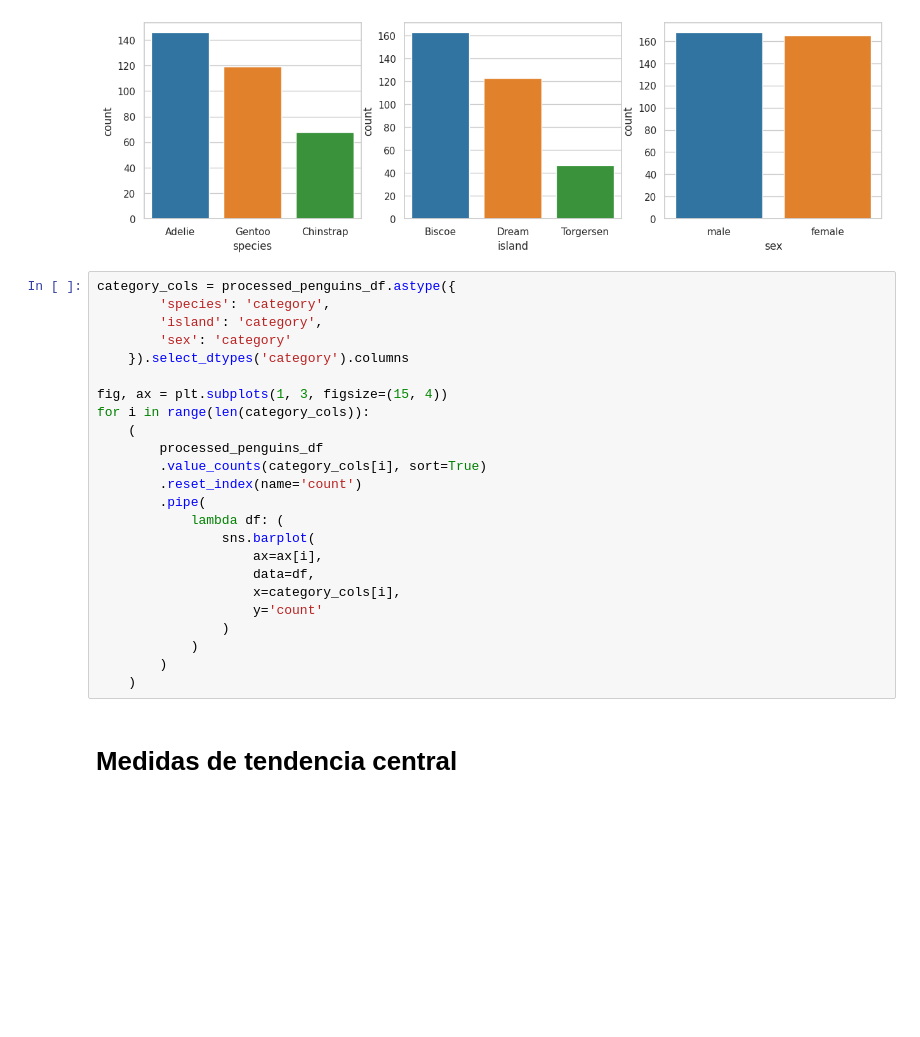
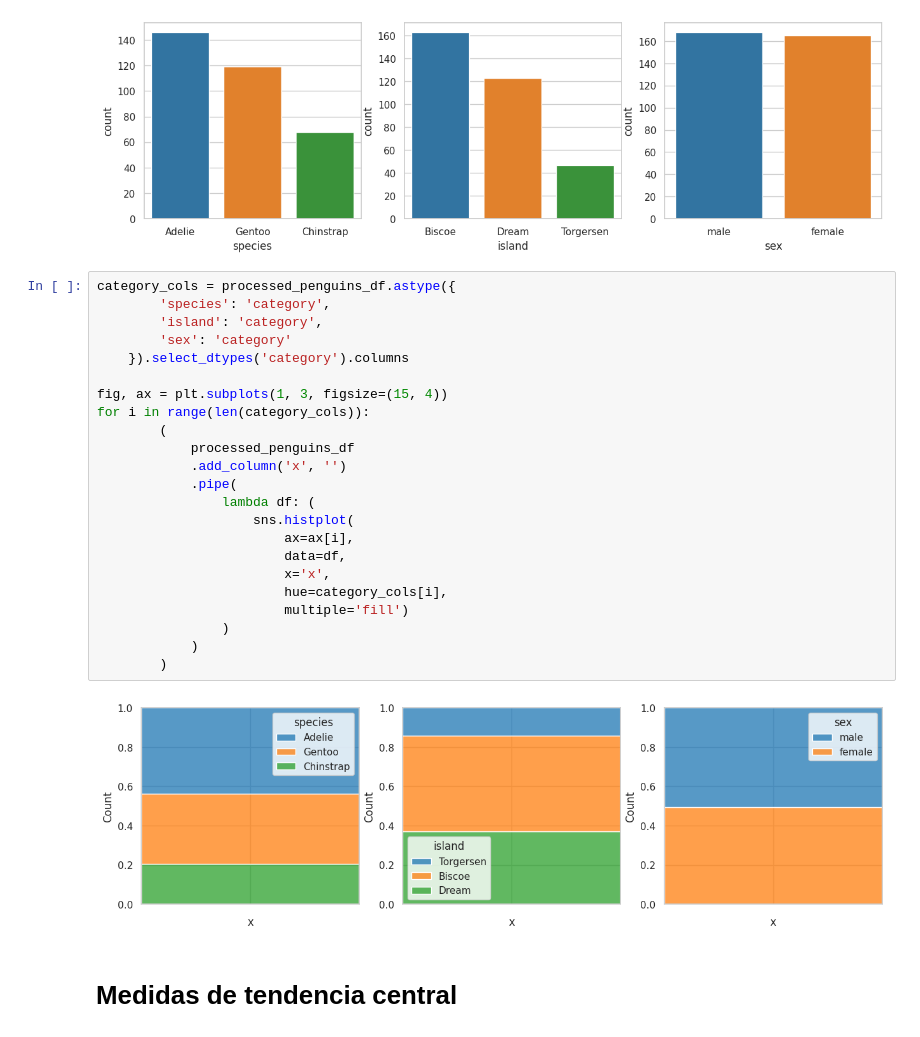
Before and after one commit to jariel17/curso-analisis-exploratorio-de-datos, a Jupyter notebook: 01-conociendo-nuestros-datos.ipynb, the cells around one changed output. Cells and saved outputs as stored; diff of their text form; blank space fills up the shorter version.

Commit message:
Add categories histplots

```diff
--- a/01-conociendo-nuestros-datos.ipynb
+++ b/01-conociendo-nuestros-datos.ipynb
@@ -507,27 +507,28 @@ for i in range(len(category_cols)):
 # %%
 category_cols = processed_penguins_df.astype({
         'species': 'category',
         'island': 'category',
         'sex': 'category'
     }).select_dtypes('category').columns
 
 fig, ax = plt.subplots(1, 3, figsize=(15, 4))
 for i in range(len(category_cols)):
-    (
-        processed_penguins_df
-        .value_counts(category_cols[i], sort=True)
-        .reset_index(name='count')
-        .pipe(
-            lambda df: (
-                sns.barplot(
-                    ax=ax[i],
-                    data=df,
-                    x=category_cols[i],
-                    y='count'
+        (
+            processed_penguins_df
+            .add_column('x', '')
+            .pipe(
+                lambda df: (
+                    sns.histplot(
+                        ax=ax[i],
+                        data=df,
+                        x='x',
+                        hue=category_cols[i],
+                        multiple='fill')
                 )
             )
         )
-    )
+# %% [output]
+[figure, added]
 # %% [markdown]
 # Medidas de tendencia central
 # %% [markdown]
```
